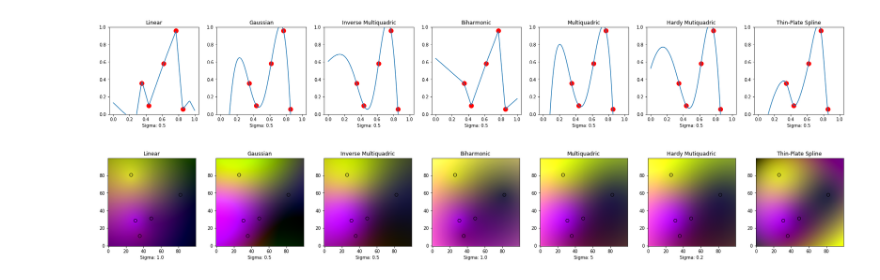
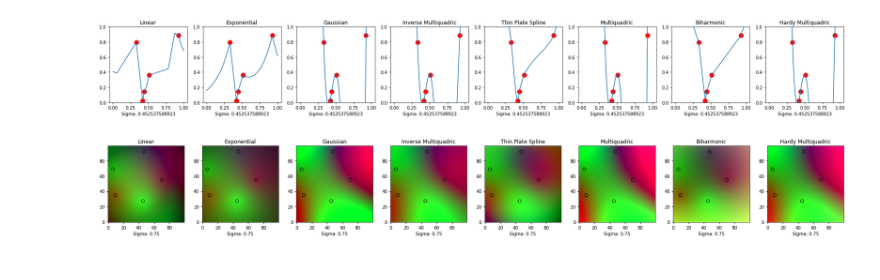
Before and after one commit to davidcorral/scatter_data_interpolation, a Jupyter notebook: radial_basis_function.ipynb, the cells around one changed output. Drawn from its saved outputs; the diff is of its cells as text; code cells hidden in the pictures.

Commit message:
- added exponential function - added average sigma function - simplified plotting functions -

```diff
--- a/radial_basis_function.ipynb
+++ b/radial_basis_function.ipynb
@@ -110,45 +101,25 @@ plot_kernels([
 # %%
 import sys
 sys.path.append('python')
 
 import numpy
-from scatter_data_interpolation.radial_basis_function import linear
-from scatter_data_interpolation.radial_basis_function import gaussian
-from scatter_data_interpolation.radial_basis_function import inverse_multiquadric
-from scatter_data_interpolation.radial_basis_function import biharmonic
-from scatter_data_interpolation.radial_basis_function import multiquadric
-from scatter_data_interpolation.radial_basis_function import hardy_multiquadric
-from scatter_data_interpolation.radial_basis_function import thin_plate_spline
+from scatter_data_interpolation.radial_basis_function import KERNELS
 from scatter_data_interpolation.plot_utils import plot_1d
 
 # generate data
 n = 5
 nodes = numpy.random.random((n,1))
 values = numpy.random.random((n))
 
-plot_1d([
-    ('Linear', linear, 0.5),
-    ('Gaussian', gaussian, 0.5),
-    ('Inverse Multiquadric', inverse_multiquadric, 0.5),
-    ('Biharmonic', biharmonic, 0.5),
-    ('Multiquadric', multiquadric, 0.5),
-    ('Hardy Mutiquadric', hardy_multiquadric, 0.5),
-    ('Thin-Plate Spline', thin_plate_spline, 0.5),
-], nodes, values)
+plot_1d(KERNELS, nodes, values)
 # %% [output]
-[figure, old version]
+[figure, new version]
 # %%
 import sys
 sys.path.append('python')
 
 import numpy
-from scatter_data_interpolation.radial_basis_function import linear
-from scatter_data_interpolation.radial_basis_function import gaussian
-from scatter_data_interpolation.radial_basis_function import inverse_multiquadric
-from scatter_data_interpolation.radial_basis_function import biharmonic
-from scatter_data_interpolation.radial_basis_function import multiquadric
-from scatter_data_interpolation.radial_basis_function import hardy_multiquadric
-from scatter_data_interpolation.radial_basis_function import thin_plate_spline
+from scatter_data_interpolation.radial_basis_function import KERNELS
 from scatter_data_interpolation.plot_utils import plot_2d
 
 # generate data
@@ -156,17 +127,9 @@ n = 5
 nodes = numpy.random.random((n, 2))
 values = numpy.random.random((n, 3))
 
-plot_2d([
-    ('Linear', linear, 1.0),
-    ('Gaussian', gaussian, 0.5),
-    ('Inverse Multiquadric', inverse_multiquadric, 0.5),
-    ('Biharmonic', biharmonic, 1.0),
-    ('Multiquadric', multiquadric, 5),
-    ('Hardy Mutiquadric', hardy_multiquadric, 0.2),
-    ('Thin-Plate Spline', thin_plate_spline, None),
-], nodes, values)
+plot_2d(KERNELS, nodes, values, 0.75)
 # %% [output]
-[figure, old version]
+[figure, new version]
 # %%
 import sys
 sys.path.append('python')
```
Also changed, not shown: parts of 4 cells of this notebook, 2 other files.
